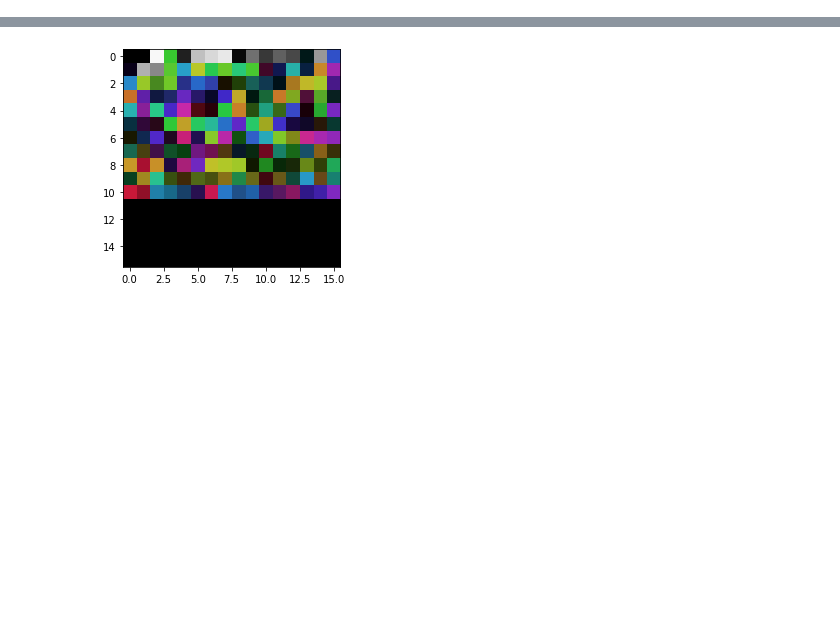
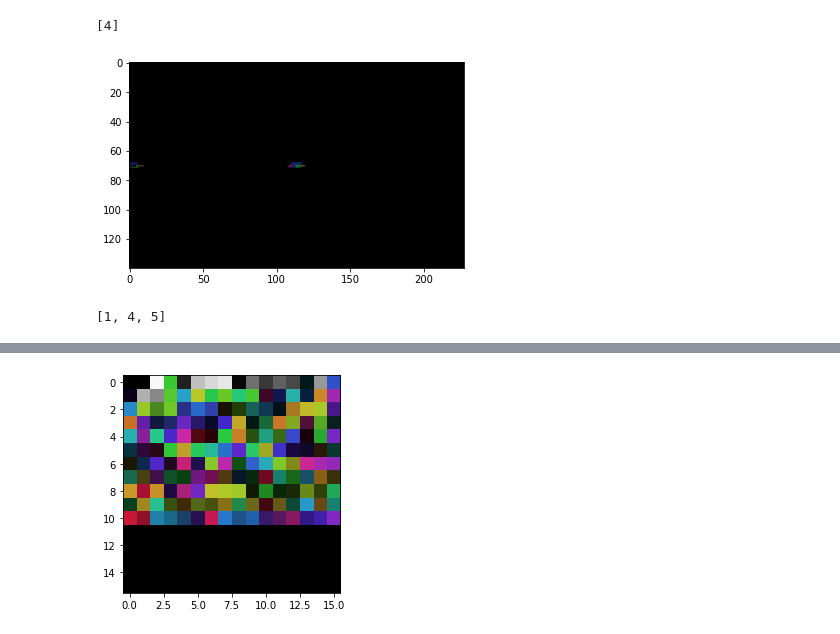
Before and after one commit to 0xLiso/dePIXELator, a Jupyter notebook: DecodeVIP.ipynb, the cells around one changed output, grey strips where cells are left out. Saved outputs shown, nothing was run; the diff lists cells and outputs as text; code cells hidden in the pictures; blank space fills up the shorter version.

```diff
--- a/DecodeVIP.ipynb
+++ b/DecodeVIP.ipynb
@@ -153,0 +282,6 @@ with open("puede_que_un_keyframe_4743.frm","wb") as f:
+# %%
+frame_anterior = [0 for x in range(228*140)]
+# %%
+ v.show_info_acc(0,5,["🎬"] )
+# %% [output]
+[4]
@@ -153,0 +291,5 @@ with open("puede_que_un_keyframe_4743.frm","wb") as f:
+# %%
+pal = v.get_paleta(0)
+draw_image_with_paleta(pal,frame_anterior,(140,228))
+# %% [output]
+[figure, added]
@@ -153,0 +301,4 @@ with open("puede_que_un_keyframe_4743.frm","wb") as f:
+# %%
+a
+# %% [output]
+[1, 4, 5]
```
Also changed, not shown: parts of 30 cells of this notebook, 1 other file.
